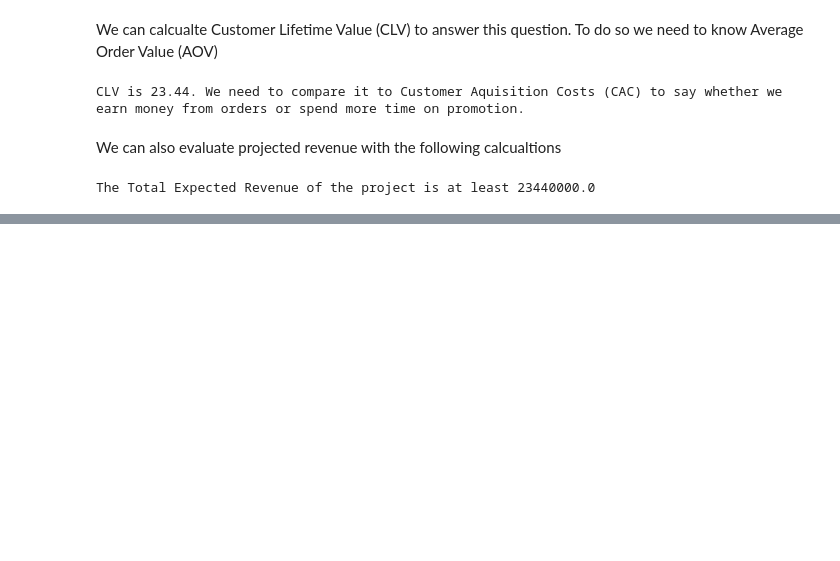
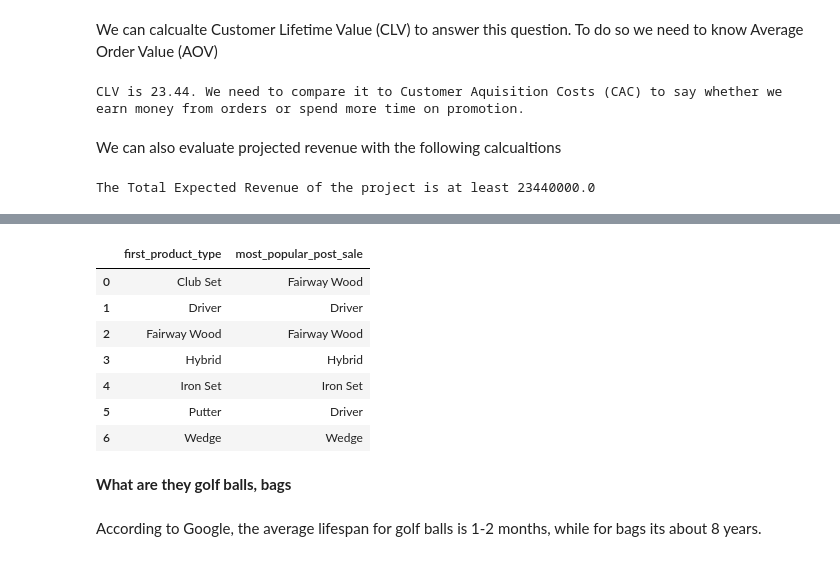
Before and after one commit to PavelZarankin/Cohora_task, a Jupyter notebook: Solutions.ipynb, the cells around one changed output, grey strips where cells are left out. Saved outputs shown, nothing was run; the diff lists cells and outputs as text; code cells hidden in the pictures; blank space fills up the shorter version.

```diff
--- a/Solutions.ipynb
+++ b/Solutions.ipynb
@@ -338,0 +398,42 @@ The Total Expected Revenue of the project is at least 23440000.0
+# %%
+# Function to find the most popular post-sale product for each first product type
+def most_popular_subsequent(df):
+    # Group by the first product type
+    grouped = df.groupby('first_product_type')['subsequent_purchases'].apply(list).reset_index()
+
+    # Initialize a list to store the most popular product for each type
+    popular_products = []
+
+    for _, row in grouped.iterrows():
+        # Flatten the list of subsequent purchases for each first product type
+        flat_list = [item for sublist in row['subsequent_purchases'] for item in sublist]
+        if flat_list:  # If there are any subsequent purchases
+            # Count occurrences of each product and find the most common one
+            most_common_product = Counter(flat_list).most_common(1)[0][0]
+        else:
+            most_common_product = None  # No subsequent purchases
+
+        popular_products.append({
+            'first_product_type': row['first_product_type'],
+            'most_popular_post_sale': most_common_product
+        })
+
+    return pd.DataFrame(popular_products)
+
+# Get the most popular post-sale products for each first product type
+popular_products_df = most_popular_subsequent(df_final)
+# %%
+popular_products_df
+# %% [output]
+|  | first_product_type | most_popular_post_sale |
+| 0 | Club Set | Fairway Wood |
+| 1 | Driver | Driver |
+| 2 | Fairway Wood | Fairway Wood |
+| 3 | Hybrid | Hybrid |
+| 4 | Iron Set | Iron Set |
+| 5 | Putter | Driver |
+| 6 | Wedge | Wedge |
+# %% [markdown]
+**What are they golf balls, bags**
+# %% [markdown]
+According to Google, the average lifespan for golf balls is 1-2 months, while for bags its about 8 years.
```
Also changed, not shown: parts of 4 cells of this notebook.
